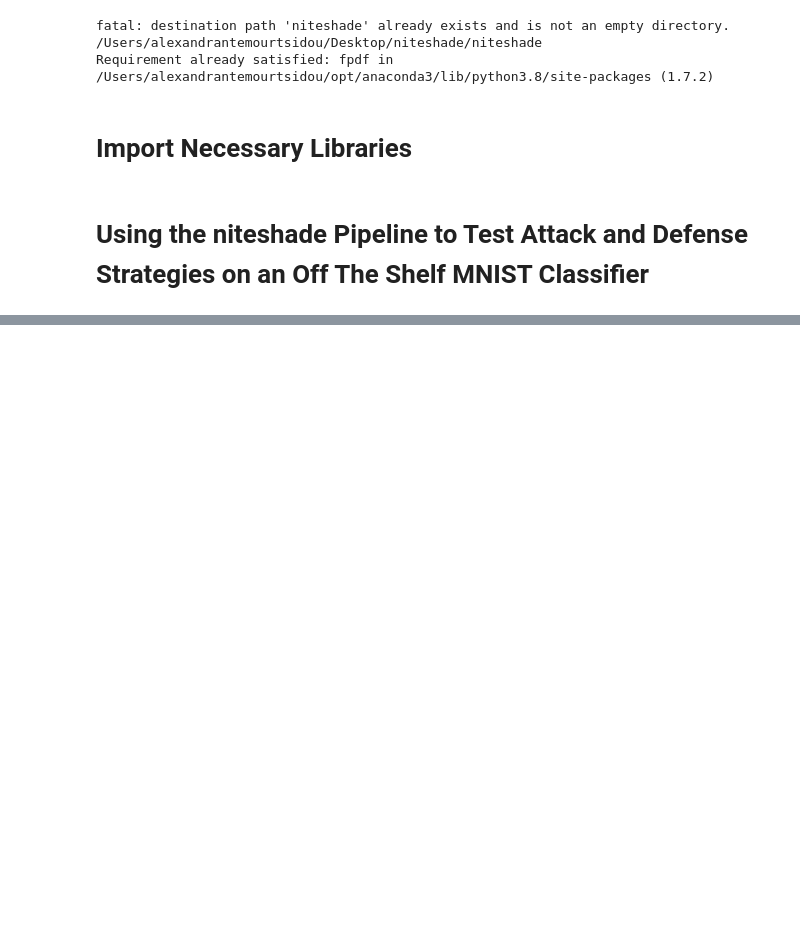
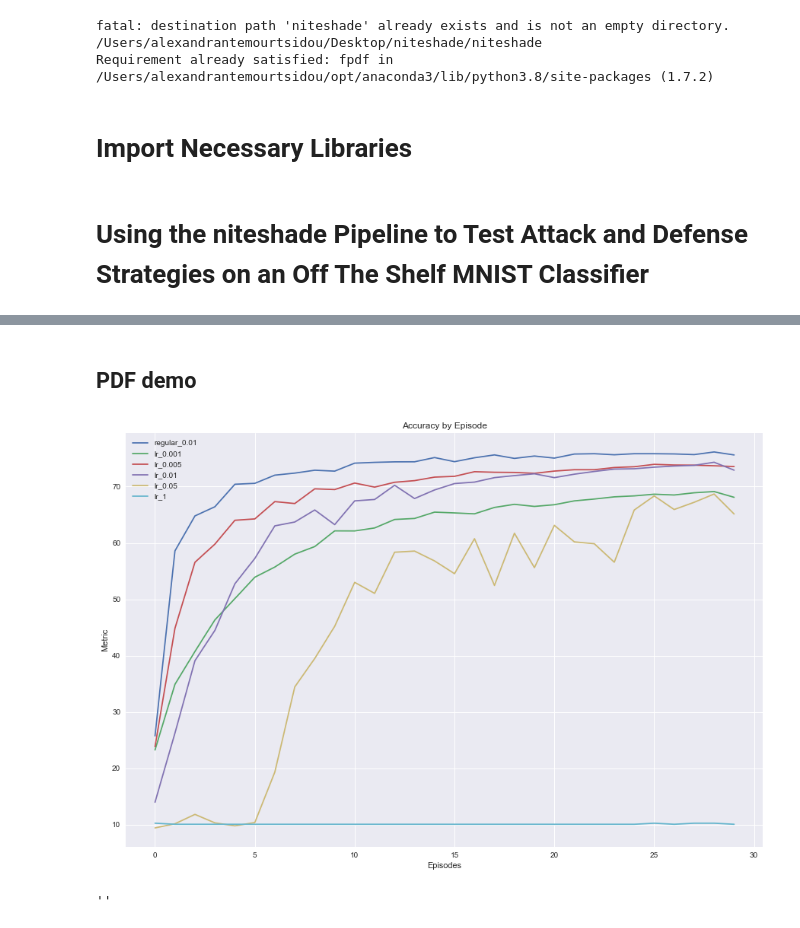
Before and after one commit to oskarfernlund/niteshade, a Jupyter notebook: demo_2.ipynb, the cells around one changed output, grey strips where cells are left out. Cells and saved outputs as stored; diff of their text form; code cells hidden in the pictures; blank space fills up the shorter version.

Commit message:
final changes to demo_2

```diff
--- a/demo_2.ipynb
+++ b/demo_2.ipynb
@@ -75,0 +81,18 @@ plt.show()
+# %% [markdown]
+## PDF demo
+# %%
+simulation_metrics = postprocessor.compute_online_learning_metrics(X_test, y_test)
+postprocessor.plot_online_learning_metrics(simulation_metrics, plotname='Accuracy by Episode')
+# %% [output]
+[figure, added]
+# %%
+# Generate a PDF
+time_stamp = get_time_stamp_as_string()
+header_title = f'Example Simulation Report as of {time_stamp}'
+pdf = PDF()
+
+pdf.set_title(header_title)
+pdf.add_all_charts_from_directory('output')
+pdf.output('summary_report.pdf', 'F')
+# %% [output]
+''
```
Also changed, not shown: parts of 5 cells of this notebook.
